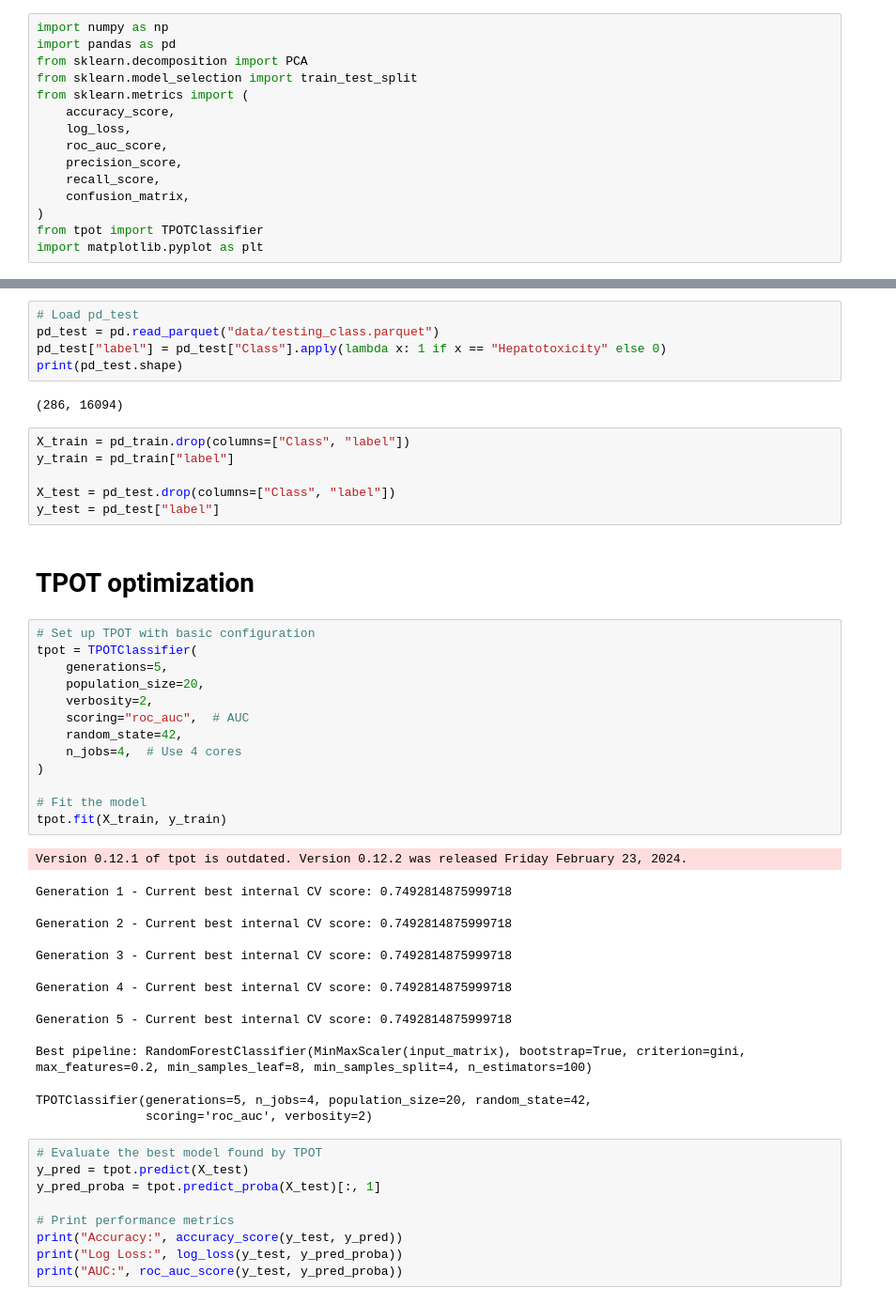
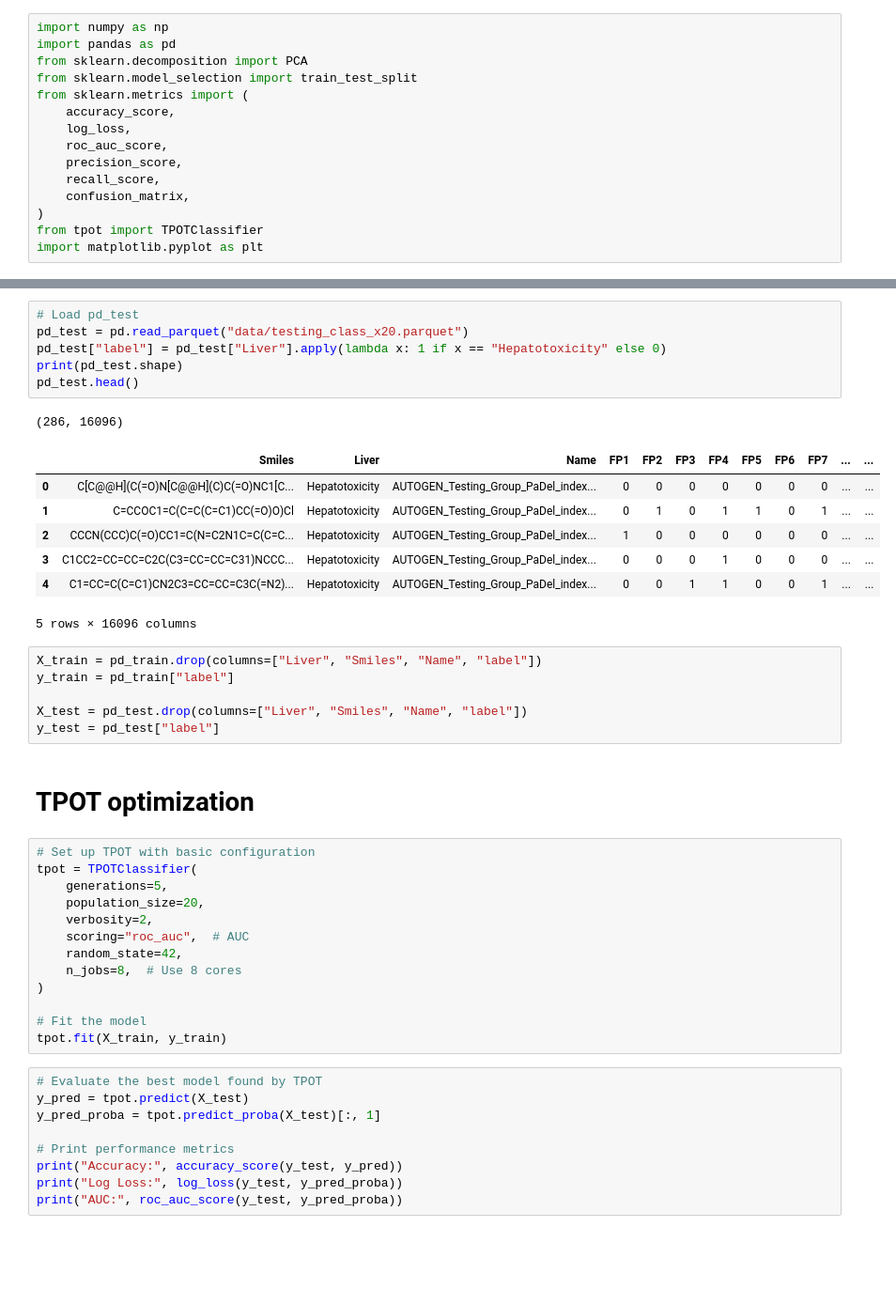
Before and after one commit to ongxuanhong/dili-drug-liver-interaction, a Jupyter notebook: 06.1_automl.ipynb, the cells around one changed output, grey strips where cells are left out. Shown at 94% size. Cells and saved outputs as stored; diff of their text form; blank space fills up the shorter version.

```diff
--- a/06.1_automl.ipynb
+++ b/06.1_automl.ipynb
@@ -23,15 +30,23 @@ print(pd_train.shape)
 # %%
 # Load pd_test
-pd_test = pd.read_parquet("data/testing_class.parquet")
-pd_test["label"] = pd_test["Class"].apply(lambda x: 1 if x == "Hepatotoxicity" else 0)
+pd_test = pd.read_parquet("data/testing_class_x20.parquet")
+pd_test["label"] = pd_test["Liver"].apply(lambda x: 1 if x == "Hepatotoxicity" else 0)
 print(pd_test.shape)
+pd_test.head()
 # %% [output]
-(286, 16094)
+(286, 16096)
+|  | Smiles | Liver | Name | FP1 | FP2 | FP3 | FP4 | FP5 | FP6 | FP7 | ... | ... |
+| 0 | C[C@@H](C(=O)N[C@@H](C)C(=O)NC1[C... | Hepatotoxicity | AUTOGEN_Testing_Group_PaDel_index... | 0 | 0 | 0 | 0 | 0 | 0 | 0 | ... | ... |
+| 1 | C=CCOC1=C(C=C(C=C1)CC(=O)O)Cl | Hepatotoxicity | AUTOGEN_Testing_Group_PaDel_index... | 0 | 1 | 0 | 1 | 1 | 0 | 1 | ... | ... |
+| 2 | CCCN(CCC)C(=O)CC1=C(N=C2N1C=C(C=C... | Hepatotoxicity | AUTOGEN_Testing_Group_PaDel_index... | 1 | 0 | 0 | 0 | 0 | 0 | 0 | ... | ... |
+| 3 | C1CC2=CC=CC=C2C(C3=CC=CC=C31)NCCC... | Hepatotoxicity | AUTOGEN_Testing_Group_PaDel_index... | 0 | 0 | 0 | 1 | 0 | 0 | 0 | ... | ... |
+| 4 | C1=CC=C(C=C1)CN2C3=CC=CC=C3C(=N2)... | Hepatotoxicity | AUTOGEN_Testing_Group_PaDel_index... | 0 | 0 | 1 | 1 | 0 | 0 | 1 | ... | ... |
+5 rows × 16096 columns
 # %%
-X_train = pd_train.drop(columns=["Class", "label"])
+X_train = pd_train.drop(columns=["Liver", "Smiles", "Name", "label"])
 y_train = pd_train["label"]
 
-X_test = pd_test.drop(columns=["Class", "label"])
+X_test = pd_test.drop(columns=["Liver", "Smiles", "Name", "label"])
 y_test = pd_test["label"]
 # %% [markdown]
 # TPOT optimization
@@ -43,26 +58,11 @@ tpot = TPOTClassifier(
     verbosity=2,
     scoring="roc_auc",  # AUC
     random_state=42,
-    n_jobs=4,  # Use 4 cores
+    n_jobs=8,  # Use 8 cores
 )
 
 # Fit the model
 tpot.fit(X_train, y_train)
-# %% [output]
-Version 0.12.1 of tpot is outdated. Version 0.12.2 was released Friday February 23, 2024.
-Generation 1 - Current best internal CV score: 0.7492814875999718
-
-Generation 2 - Current best internal CV score: 0.7492814875999718
-
-Generation 3 - Current best internal CV score: 0.7492814875999718
-
-Generation 4 - Current best internal CV score: 0.7492814875999718
-
-Generation 5 - Current best internal CV score: 0.7492814875999718
-
-Best pipeline: RandomForestClassifier(MinMaxScaler(input_matrix), bootstrap=True, criterion=gini, max_features=0.2, min_samples_leaf=8, min_samples_split=4, n_estimators=100)
-TPOTClassifier(generations=5, n_jobs=4, population_size=20, random_state=42,
-               scoring='roc_auc', verbosity=2)
 # %%
 # Evaluate the best model found by TPOT
 y_pred = tpot.predict(X_test)
```
Also changed, not shown: parts of 1 cell of this notebook.
